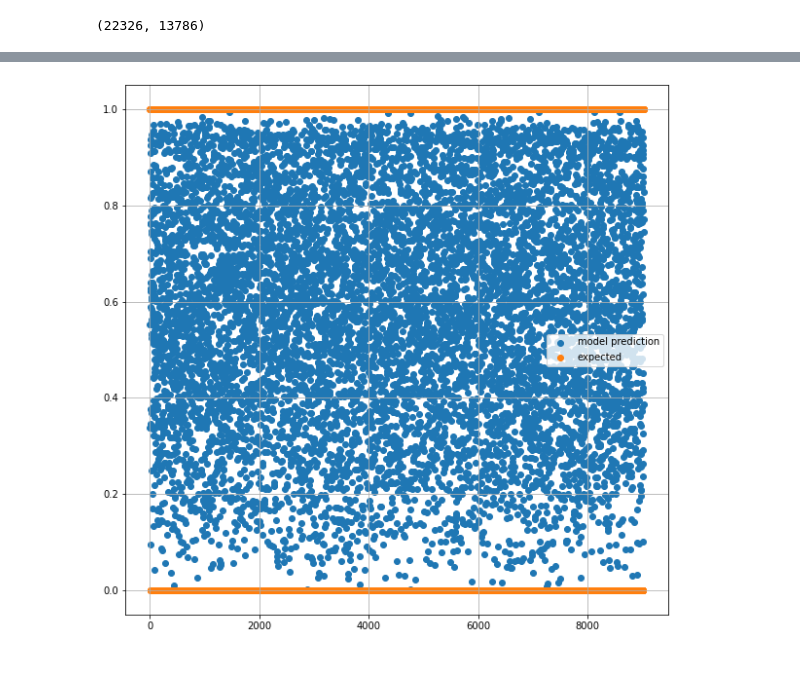
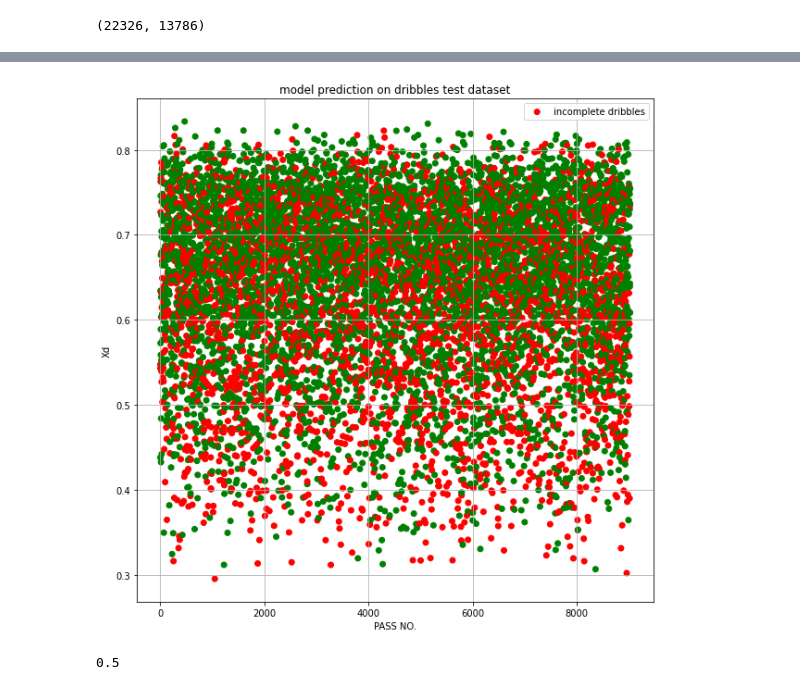
Before and after one commit to Dinesh-Adhithya-H/Machine-learning-in-Football, a Jupyter notebook: Dribble_Modelling.ipynb, the cells around one changed output, grey strips where cells are left out. Cells and saved outputs as stored; diff of their text form; code cells hidden in the pictures.

```diff
--- a/Dribble_Modelling.ipynb
+++ b/Dribble_Modelling.ipynb
@@ -182,9 +185,9 @@ model=tf.keras.models.Sequential([
   tf.keras.layers.Dense(1208,activation="relu"),
   keras.layers.Dropout(0.8),
   keras.layers.BatchNormalization(),
-  #tf.keras.layers.Dense(1208,activation="relu"),
-  #keras.layers.Dropout(0.3),
-  #keras.layers.BatchNormalization(),
+  tf.keras.layers.Dense(1208,activation="relu"),
+  keras.layers.Dropout(0.3),
+  keras.layers.BatchNormalization(),
   tf.keras.layers.Dense(2,activation="softmax")
 ])
 model.compile(optimizer=keras.optimizers.Adam(lr=0.0005, decay=5e-7),loss="sparse_categorical_crossentropy",metrics=["accuracy"])
@@ -240,15 +240,21 @@ Epoch 10/10
 # %%
 y_train_pred = model.predict(x_test)
-mn=min(y_train_pred[:,1])
-mx=max(y_train_pred[:,1])
 plt.figure(figsize=(10,10))
-plt.scatter(np.arange(len(y_train_pred)),(y_train_pred[:,1]-mn)/(mx-mn),label="model prediction")
-plt.scatter(np.arange(len(y_train_pred)),y_test,label="expected")
+plt.title("model prediction on dribbles test dataset")
+color = ['green' if y_test[x]>0.5 else 'red' for x in range(len(y_train_pred))]
+plt.scatter(np.arange(len(y_train_pred)),y_train_pred[:,1],label="incomplete dribbles",c=color)
+#plt.scatter(np.arange(len(y_train_pred)),y_test,label="expected")
+plt.xlabel("PASS NO.")
+plt.ylabel("Xd")
 plt.legend()
 plt.grid()
 plt.show()
 # %% [output]
-[figure, old version]
+[figure, new version]
+# %%
+np.mean(y_train_pred)
+# %% [output]
+0.5
 # %%
 plt.figure(figsize=(10,10))
 x_test1=x_test[:100]
```
Also changed, not shown: parts of 28 cells of this notebook.
